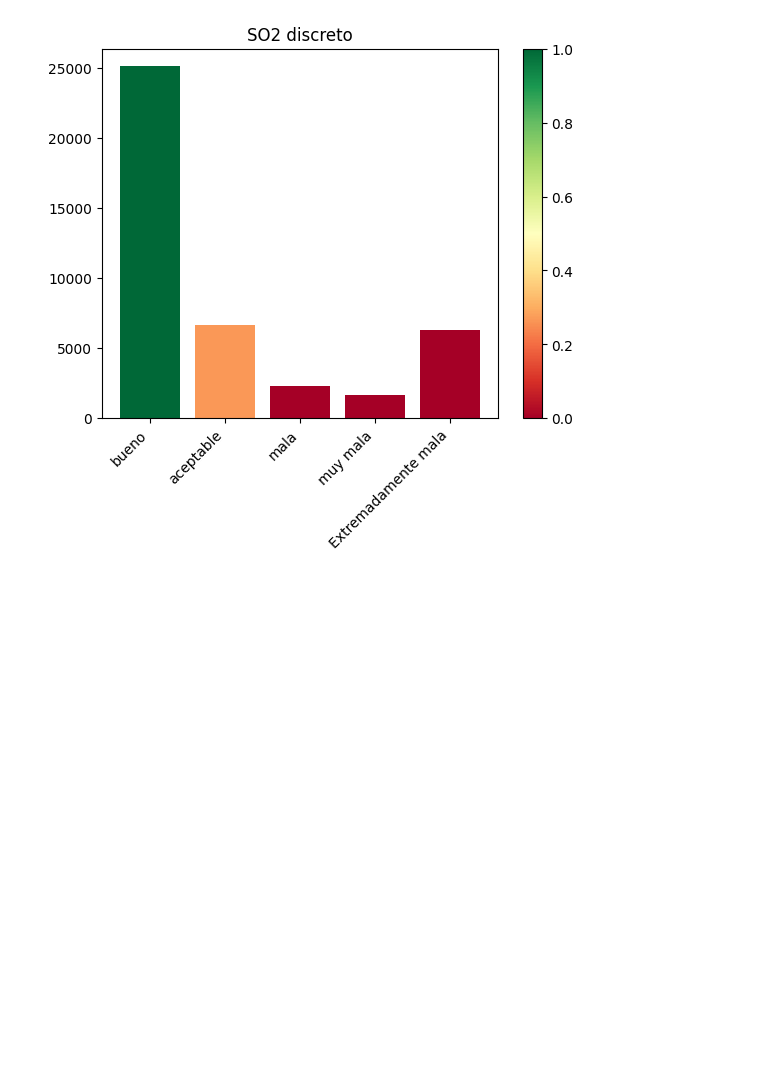
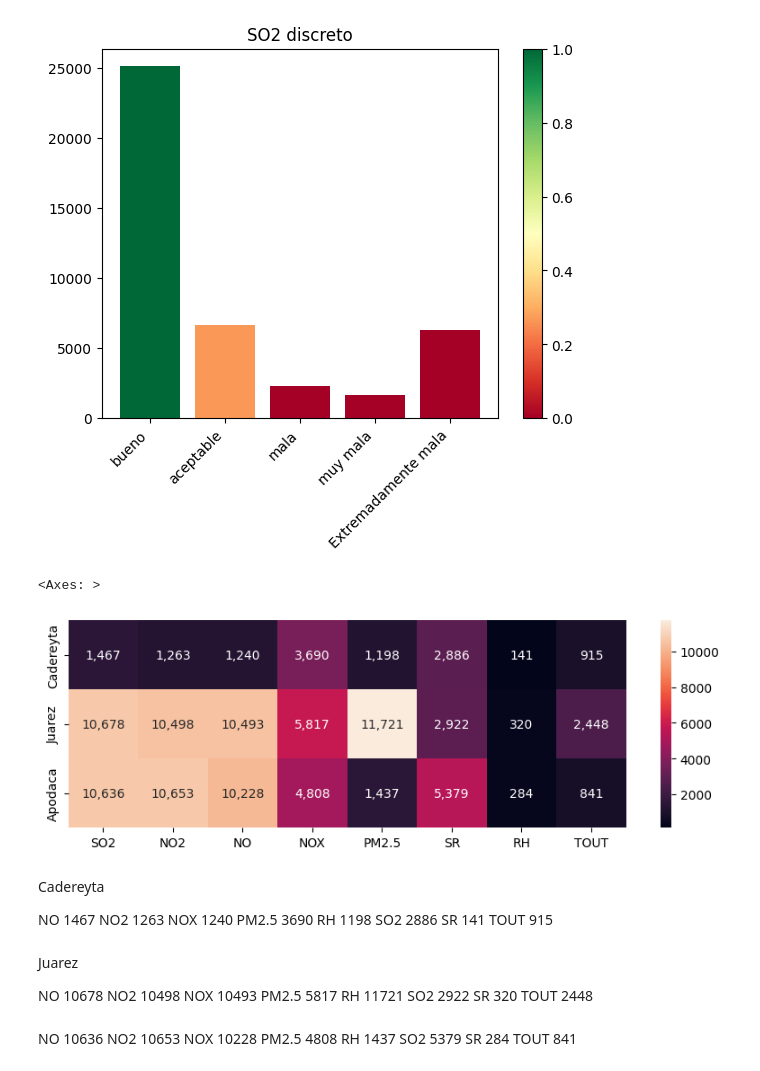
Before and after one commit to EngelsZ10/MA2003B_Reto, a Jupyter notebook: Graficas.ipynb, the cells around one changed output. Cells and saved outputs as stored; diff of their text form; code cells hidden in the pictures; blank space fills up the shorter version.

```diff
--- a/Graficas.ipynb
+++ b/Graficas.ipynb
@@ -55,3 +55,55 @@ plt.title("SO2 discreto")
 plt.show()
 # %% [output]
 [figure]
+# %%
+
+import pandas as pd
+import seaborn as sns
+from matplotlib import pyplot as plt
+datos = {
+
+    "SO2":  [1467,  10678, 10636],
+    "NO2":  [1263,  10498, 10653],
+    "NO":   [1240,  10493, 10228],
+    "NOX":  [3690,   5817,  4808],
+    "PM2.5":[1198,  11721,  1437],
+    "SR":   [2886,   2922,  5379],
+    "RH":   [ 141,    320,   284],
+    "TOUT": [ 915,   2448,   841],
+}
+plt.figure(figsize=(10, 3))
+sns.heatmap(pd.DataFrame(datos, index= ["Cadereyta", "Juarez", "Apodaca"],),annot=True, fmt=",d")
+# %% [output]
+<Axes: >
+[figure, added]
+# %% [markdown]
+Cadereyta
+
+NO           1467
+NO2          1263
+NOX          1240
+PM2.5        3690
+RH           1198
+SO2          2886
+SR            141
+TOUT          915
+# %% [markdown]
+Juarez
+
+NO           10678
+NO2          10498
+NOX          10493
+PM2.5         5817
+RH           11721
+SO2           2922
+SR             320
+TOUT          2448
+# %% [markdown]
+NO           10636
+NO2          10653
+NOX          10228
+PM2.5         4808
+RH            1437
+SO2           5379
+SR             284
+TOUT           841
```
Also changed, not shown: 1 other file.
